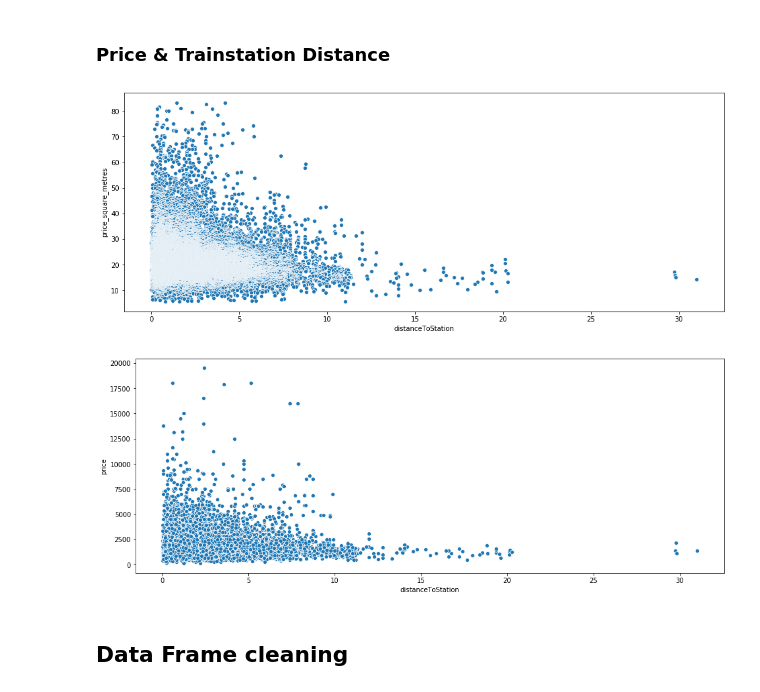
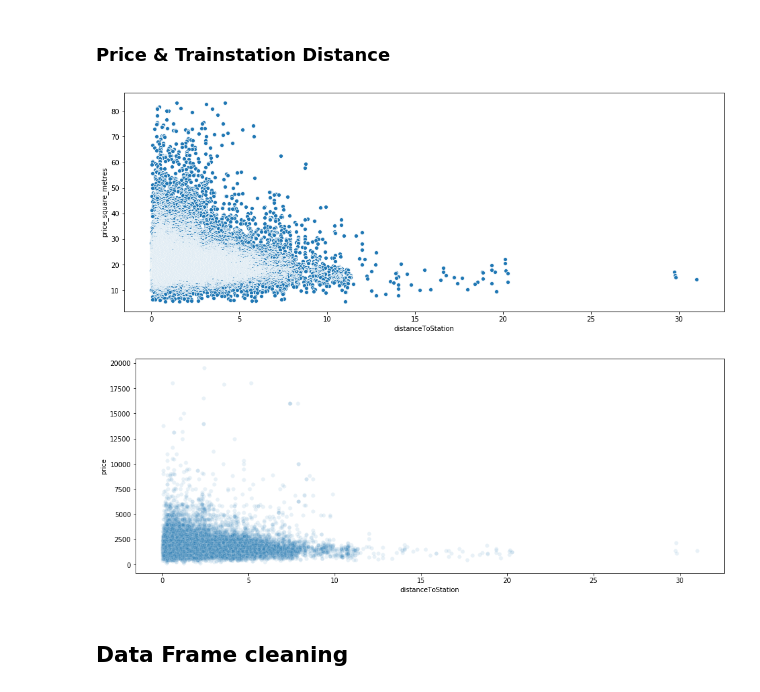
Before and after one commit to Lukas113/Rent_Prediction, a Jupyter notebook: data_analysis/analysis.ipynb, the cells around one changed output. Drawn from its saved outputs; the diff is of its cells as text; code cells hidden in the pictures.

```diff
--- a/data_analysis/analysis.ipynb
+++ b/data_analysis/analysis.ipynb
@@ -611,10 +642,11 @@ def drop_outlier_objects(frame):
     """drops a relative amount of data from all specified columns in the data-set at top and or bottom level"""
     frame = drop_values(frame, df.columns[7], amount = 1, absolute = True, drop = False) #drop 2 rooms with impossible high values
     frame = drop_values(frame, df.columns[8], amount = 0.15, asc = True, drop = False) #drop all -2 floors and lower rooms (seems wrong)
-    frame = drop_values(frame, df.columns[8], amount = 2, absolute = True, drop = False) #drop 2 top floors (impossible values)
+    frame = drop_values(frame, df.columns[8], amount = 1, absolute = True, drop = False) #drop 1 top floors (impossible values)
     frame = drop_values(frame, df.columns[9], amount = 4, absolute = True) #drop 4 objects with obviously too high surface values
     frame = drop_values(frame, df.columns[9], amount = 16, asc = True, absolute = True) #drop bottom 16 obviously too low surface
     frame = drop_values(frame, df.columns[14], amount = 2, absolute = True, drop = True) #drop 2 geographical wrong objects
+    frame = drop_values(frame, df.columns[17], amount = 0, absolute = True, drop = True)
     frame = drop_values(frame, df.columns[17], amount = 6, absolute = True, drop = True) #drop 6 obviously too high priced objects
     frame = drop_values(frame, df.columns[17], amount = 50, asc = True, absolute = True, drop = True) #obv too low
     frame = drop_values(frame, price_square_metres, amount = 50, asc = True, absolute = True, drop = True) #cautious dropping
@@ -742,12 +786,12 @@ sns.barplot(x = df.columns[4], y = df.columns[17], data = price_floor_frame)
 # %%
 price_distance_frame = df_v3.loc[:, [df.columns[17], price_square_metres, df.columns[14]]].dropna()
 plt.figure(figsize = (16, 6))
 ax = sns.scatterplot(x = df.columns[14], y = price_square_metres, data = price_distance_frame)
 plt.figure(figsize = (16, 6))
-ax = sns.scatterplot(x = df.columns[14], y = df.columns[17], data = price_distance_frame)
+ax = sns.scatterplot(x = df.columns[14], y = df.columns[17], data = price_distance_frame, alpha = 0.1)
 # %% [output]
 [figure]
-[figure, old version]
+[figure, new version]
 # %% [markdown]
 ## Data Frame cleaning
 # %% [markdown]
```
Also changed, not shown: parts of 24 cells of this notebook, 1 other file.
